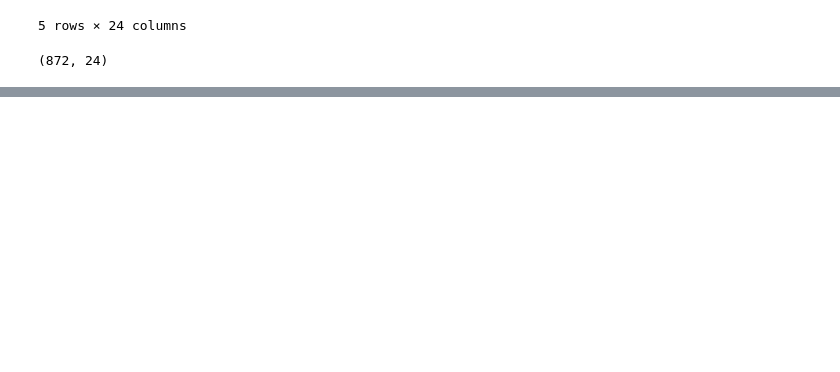
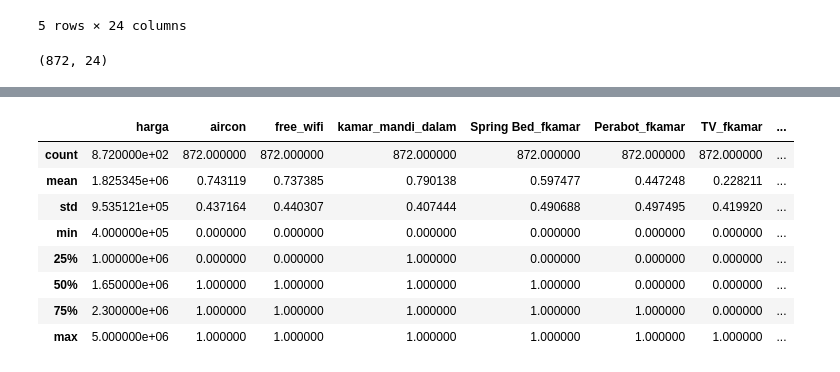
Before and after one commit to IrfanChairurrachman/regression-kost-pricing, a Jupyter notebook: pricing.ipynb, the cells around one changed output, grey strips where cells are left out. Drawn from its saved outputs; the diff is of its cells as text; code cells hidden in the pictures; blank space fills up the shorter version.

```diff
--- a/pricing.ipynb
+++ b/pricing.ipynb
@@ -204,0 +260,12 @@ df.to_csv('sewakost_clean.tsv', sep="\t", index = False)
+# %%
+kost_clean.describe()
+# %% [output]
+|  | harga | aircon | free_wifi | kamar_mandi_dalam | Spring Bed_fkamar | Perabot_fkamar | TV_fkamar | ... |
+| count | 8.720000e+02 | 872.000000 | 872.000000 | 872.000000 | 872.000000 | 872.000000 | 872.000000 | ... |
+| mean | 1.825345e+06 | 0.743119 | 0.737385 | 0.790138 | 0.597477 | 0.447248 | 0.228211 | ... |
+| std | 9.535121e+05 | 0.437164 | 0.440307 | 0.407444 | 0.490688 | 0.497495 | 0.419920 | ... |
+| min | 4.000000e+05 | 0.000000 | 0.000000 | 0.000000 | 0.000000 | 0.000000 | 0.000000 | ... |
+| 25% | 1.000000e+06 | 0.000000 | 0.000000 | 1.000000 | 0.000000 | 0.000000 | 0.000000 | ... |
+| 50% | 1.650000e+06 | 1.000000 | 1.000000 | 1.000000 | 1.000000 | 0.000000 | 0.000000 | ... |
+| 75% | 2.300000e+06 | 1.000000 | 1.000000 | 1.000000 | 1.000000 | 1.000000 | 0.000000 | ... |
+| max | 5.000000e+06 | 1.000000 | 1.000000 | 1.000000 | 1.000000 | 1.000000 | 1.000000 | ... |
```
Also changed, not shown: parts of 9 cells of this notebook.
